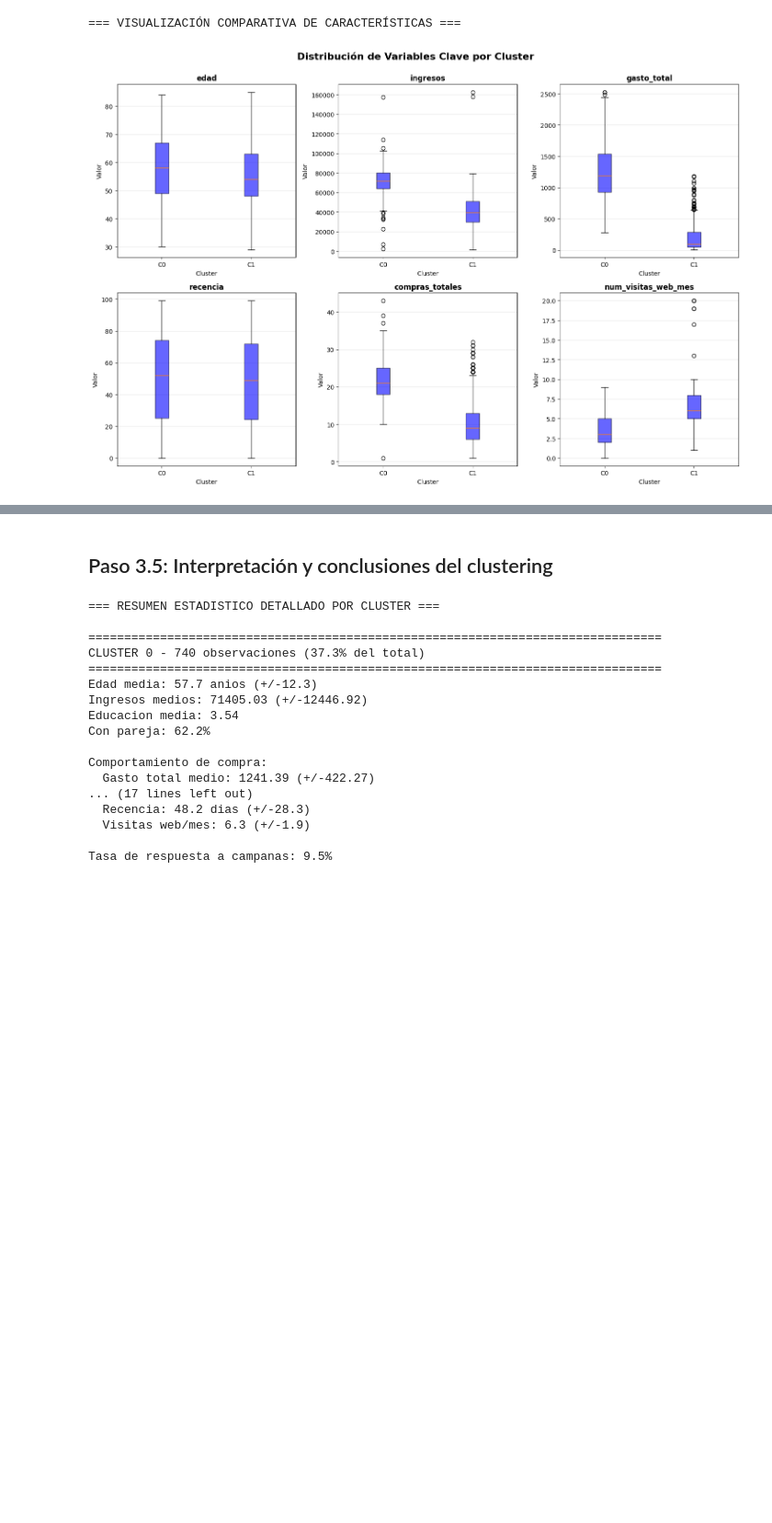
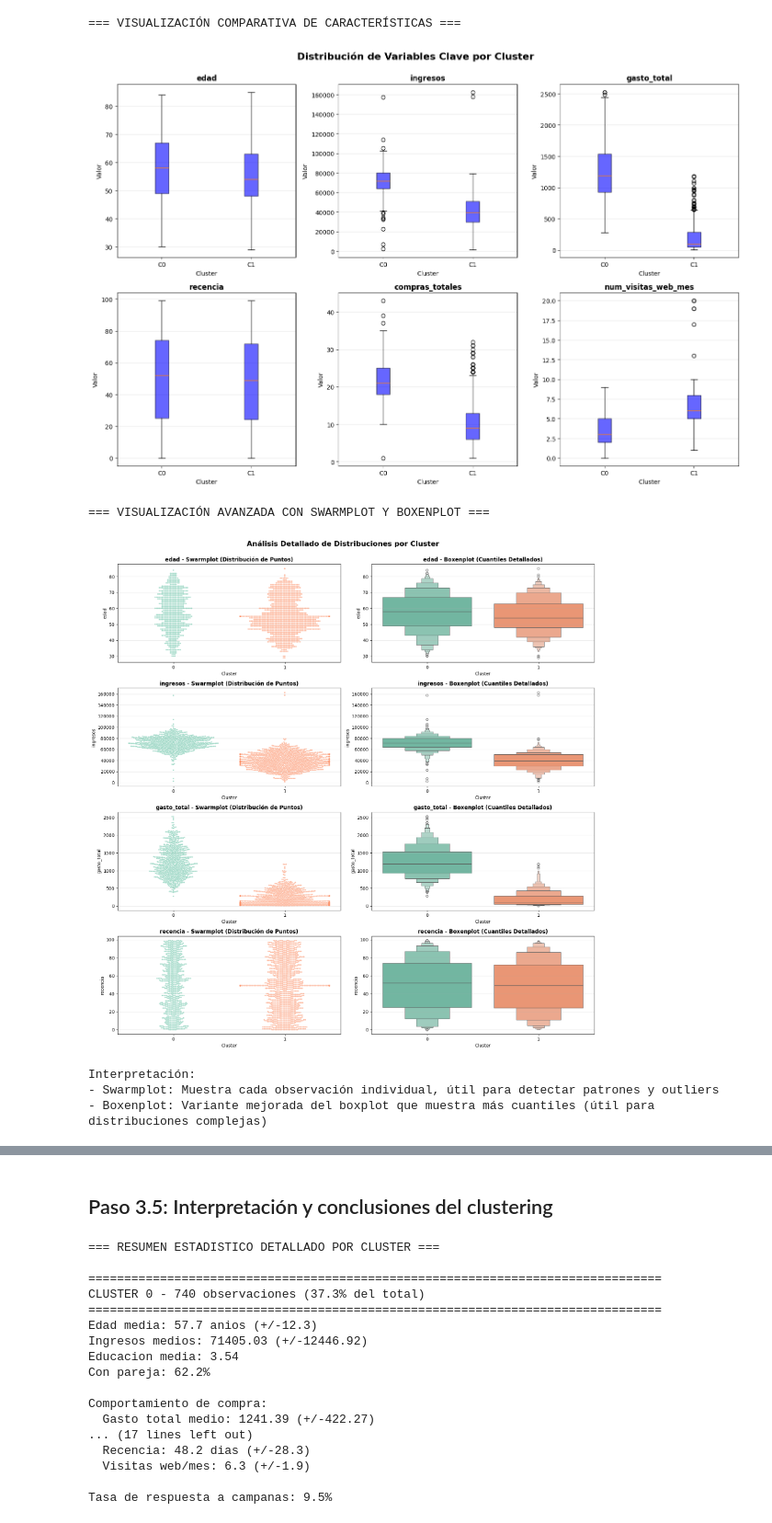
Before and after one commit to alanslzrr/machine-learning-customer-analytics-retail, a Jupyter notebook: proyecto_02_modelos.ipynb, the cells around one changed output, grey strips where cells are left out. Shown at 92% size. Cells and saved outputs as stored; diff of their text form; code cells hidden in the pictures; blank space fills up the shorter version.

```diff
--- a/proyecto_02_modelos.ipynb
+++ b/proyecto_02_modelos.ipynb
@@ -1925,3 +2003,58 @@ plt.show()
 # %% [output]
 === VISUALIZACIÓN COMPARATIVA DE CARACTERÍSTICAS ===
 [figure]
+# %%
+# 3.4.4 Visualización avanzada: Swarmplot + Boxenplot
+print("=== VISUALIZACIÓN AVANZADA CON SWARMPLOT Y BOXENPLOT ===")
+
+# Seleccionar variables clave para visualización detallada
+variables_viz_avanzada = ['edad', 'ingresos', 'gasto_total', 'recencia']
+variables_viz_avanzada = [v for v in variables_viz_avanzada if v in df_cluster.columns]
+
+# Crear figura con subplots
+fig, axes = plt.subplots(len(variables_viz_avanzada), 2, figsize=(16, 4*len(variables_viz_avanzada)))
+
+for idx, var in enumerate(variables_viz_avanzada):
+    # Swarmplot (izquierda) - muestra cada punto individual
+    ax1 = axes[idx, 0] if len(variables_viz_avanzada) > 1 else axes[0]
+    sns.swarmplot(
+        data=df_cluster,
+        x='cluster',
+        y=var,
+        palette='Set2',
+        size=3,
+        alpha=0.6,
+        ax=ax1
+    )
+    ax1.set_title(f'{var} - Swarmplot (Distribución de Puntos)', fontweight='bold', fontsize=12)
+    ax1.set_xlabel('Cluster', fontsize=10)
+    ax1.set_ylabel(var, fontsize=10)
+    ax1.grid(True, alpha=0.3, axis='y')
+
+    # Boxenplot (derecha) - muestra cuantiles detallados
+    ax2 = axes[idx, 1] if len(variables_viz_avanzada) > 1 else axes[1]
+    sns.boxenplot(
+        data=df_cluster,
+        x='cluster',
+        y=var,
+        palette='Set2',
+        ax=ax2
+    )
+    ax2.set_title(f'{var} - Boxenplot (Cuantiles Detallados)', fontweight='bold', fontsize=12)
+    ax2.set_xlabel('Cluster', fontsize=10)
+    ax2.set_ylabel(var, fontsize=10)
+    ax2.grid(True, alpha=0.3, axis='y')
+
+plt.suptitle('Análisis Detallado de Distribuciones por Cluster', fontsize=16, fontweight='bold', y=1.00)
+plt.tight_layout()
+plt.show()
+
+print("\nInterpretación:")
+print("- Swarmplot: Muestra cada observación individual, útil para detectar patrones y outliers")
+print("- Boxenplot: Variante mejorada del boxplot que muestra más cuantiles (útil para distribuciones complejas)")
+# %% [output]
+=== VISUALIZACIÓN AVANZADA CON SWARMPLOT Y BOXENPLOT ===
+[figure, added]
+Interpretación:
+- Swarmplot: Muestra cada observación individual, útil para detectar patrones y outliers
+- Boxenplot: Variante mejorada del boxplot que muestra más cuantiles (útil para distribuciones complejas)
```
Also changed, not shown: parts of 27 cells of this notebook, 2 other files.
